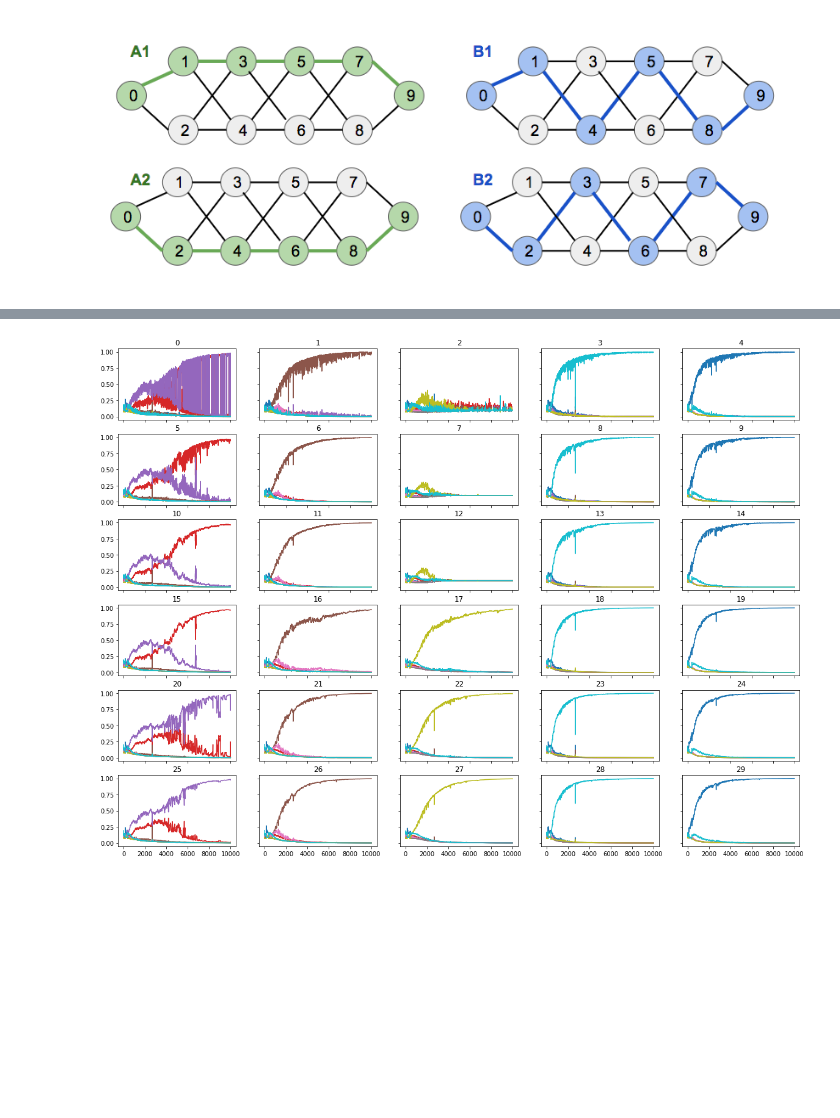
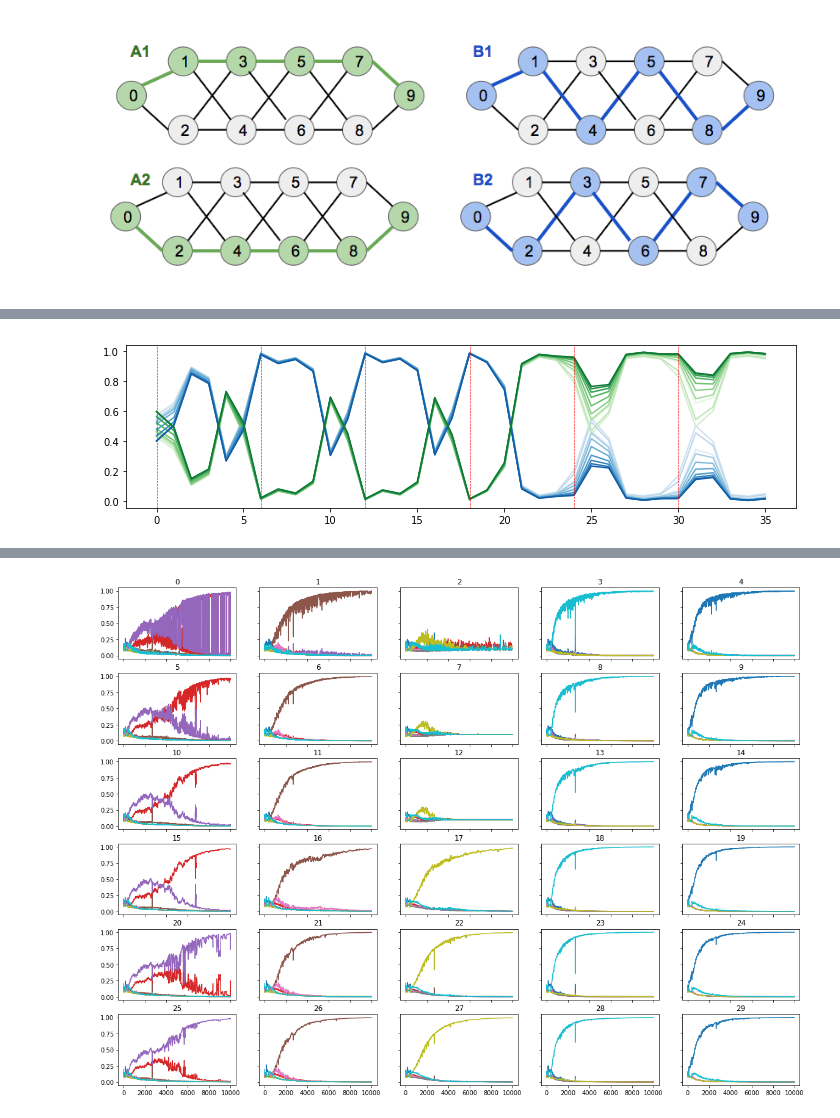
Before and after one commit to andrebeu/cswNets, a Jupyter notebook: cswEM.ipynb, the cells around one changed output, grey strips where cells are left out. Saved outputs shown, nothing was run; the diff lists cells and outputs as text; code cells hidden in the pictures; blank space fills up the shorter version.

```diff
--- a/cswEM.ipynb
+++ b/cswEM.ipynb
@@ -26,6 +26,6 @@ from matplotlib import pyplot as plt
 # %% [markdown]
 ![Screen%20Shot%202019-02-21%20at%203.31.51%20PM.png](attachment:Screen%20Shot%202019-02-21%20at%203.31.51%20PM.png)
 # %%
-net = CSWNet(30)
+net = CSWNet(20)
 # %% [output]
 initializing sub01
@@ -44,5 +32,5 @@ Use tf.cast instead.
 # %%
 net.reinitialize()
-trainer = Trainer(net,.05,1)
+trainer = Trainer(net,.01,1)
 # %% [output]
 **reinitializing weights** - incremental seeds
@@ -55,10 +61,15 @@ KeyboardInterrupt:
 # %%
 plt.figure(figsize=(12,3))
-ep = -1
-plt.plot(train_data['ycontext_sm'][ep,:,0],c='b')
-plt.plot(train_data['ycontext_sm'][ep,:,1],c='g')
+i = 10
+
+for ep in range(-1,-100,-10):
+  i += 20
+  plt.plot(train_data['ycontext_sm'][ep,:,0],c=plt.get_cmap('Blues')(i))
+  plt.plot(train_data['ycontext_sm'][ep,:,1],c=plt.get_cmap('Greens')(i))
 for t in range(0,36,6):
   plt.axvline(t,c='r',ls='--',lw=.6)
+# %% [output]
+[figure, added]
 # %%
 fig,axarr = plt.subplots(6,6,figsize=(20,15),sharex=True,sharey=True);axarr=axarr.reshape(-1)
 
```
Also changed, not shown: parts of 5 cells of this notebook, 2 other files.
